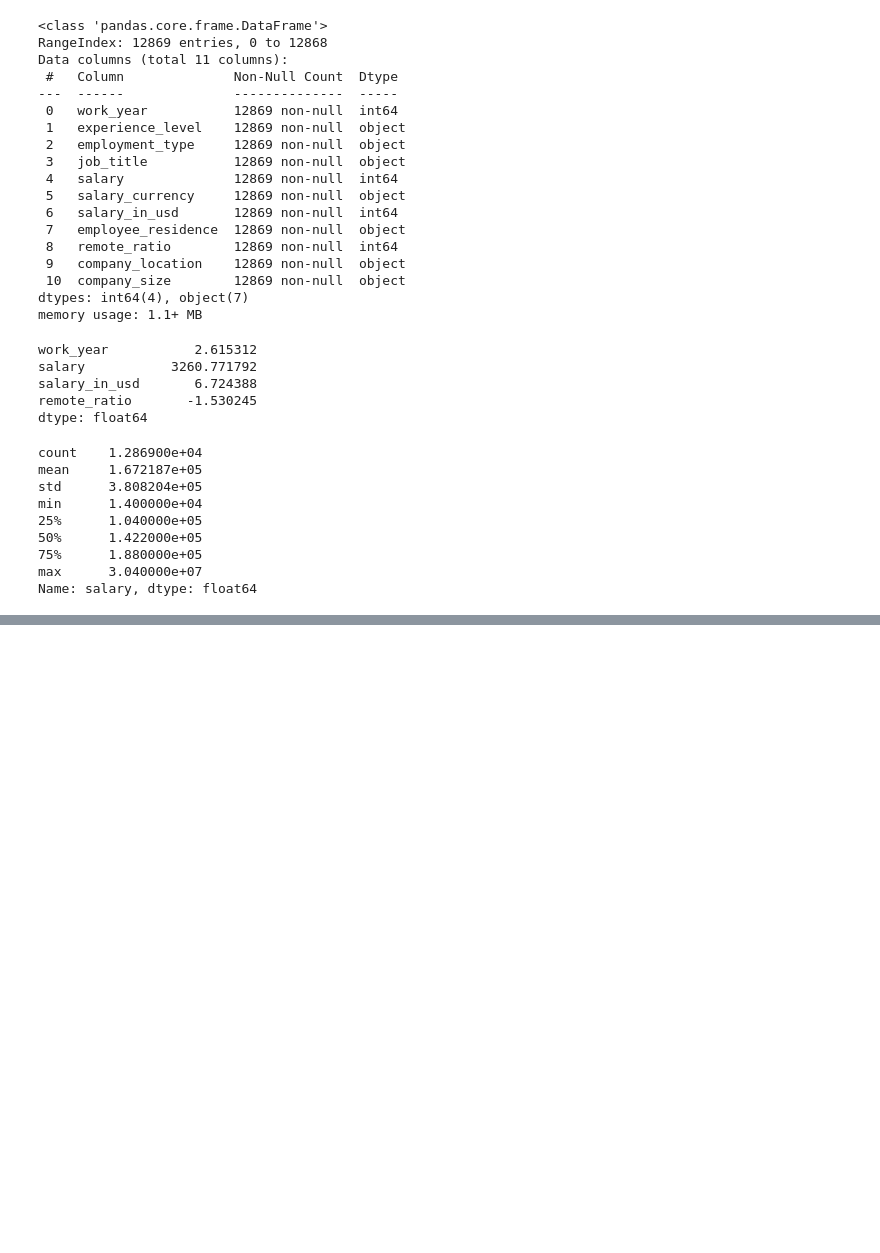
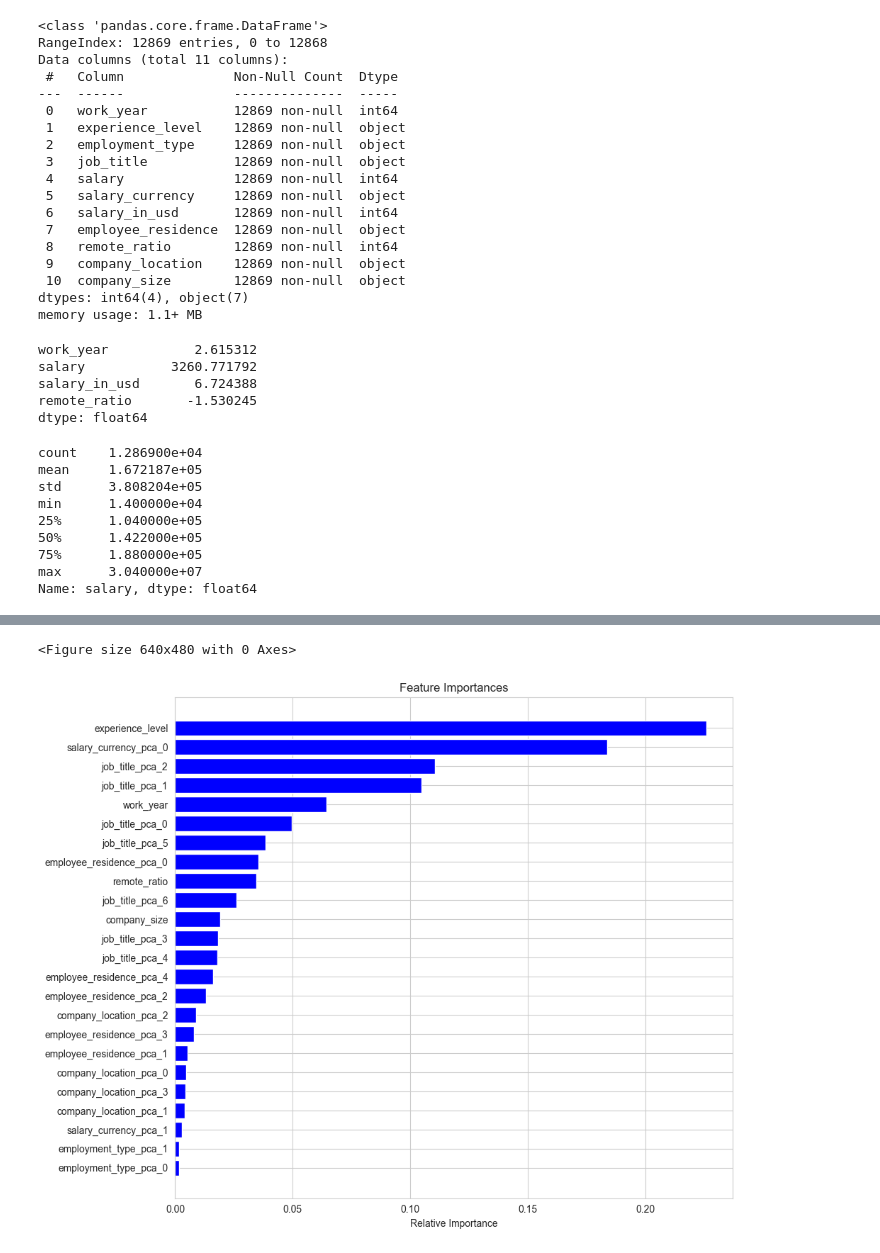
Before and after one commit to nandoj28/DataScienceSalary, a Jupyter notebook: model/main.ipynb, the cells around one changed output, grey strips where cells are left out. Drawn from its saved outputs; the diff is of its cells as text; code cells hidden in the pictures; blank space fills up the shorter version.

```diff
--- a/model/main.ipynb
+++ b/model/main.ipynb
@@ -89,0 +143,7 @@ sns.pairplot(data)
+# %%
+# these are oridnal so we can map them to numbers instead of one hot encoding them
+experience_level_mapping = {'EN': 1, 'MI': 2, 'SE': 3, 'EX': 4}
+company_size_mapping = {'S': 1, 'M': 2, 'L': 3}
+
+data['experience_level'] = data['experience_level'].map(experience_level_mapping)
+data['company_size'] = data['company_size'].map(company_size_mapping)
@@ -89,0 +158,26 @@ sns.pairplot(data)
+# %%
+# use random forest to see the most important features.
+
+X = data.drop(['salary', 'salary_in_usd'], axis=1)
+y = data['salary_in_usd']
+
+rf = RandomForestRegressor(n_estimators=100, random_state=42)
+rf.fit(X, y)
+
+features = X.columns
+importances = rf.feature_importances_
+plt.clf()
+
+indices = np.argsort(importances)
+
+plt.figure(figsize=(10, 8))
+plt.title('Feature Importances')
+plt.barh(range(len(indices)), importances[indices], color='b', align='center')
+plt.yticks(range(len(indices)), [features[i] for i in indices])
+plt.xlabel('Relative Importance')
+plt.tight_layout()
+plt.show()
+# we can choose which ones to use when creating the model. feature selction
+# %% [output]
+<Figure size 640x480 with 0 Axes>
+[figure, added]
```
Also changed, not shown: parts of 7 cells of this notebook.
